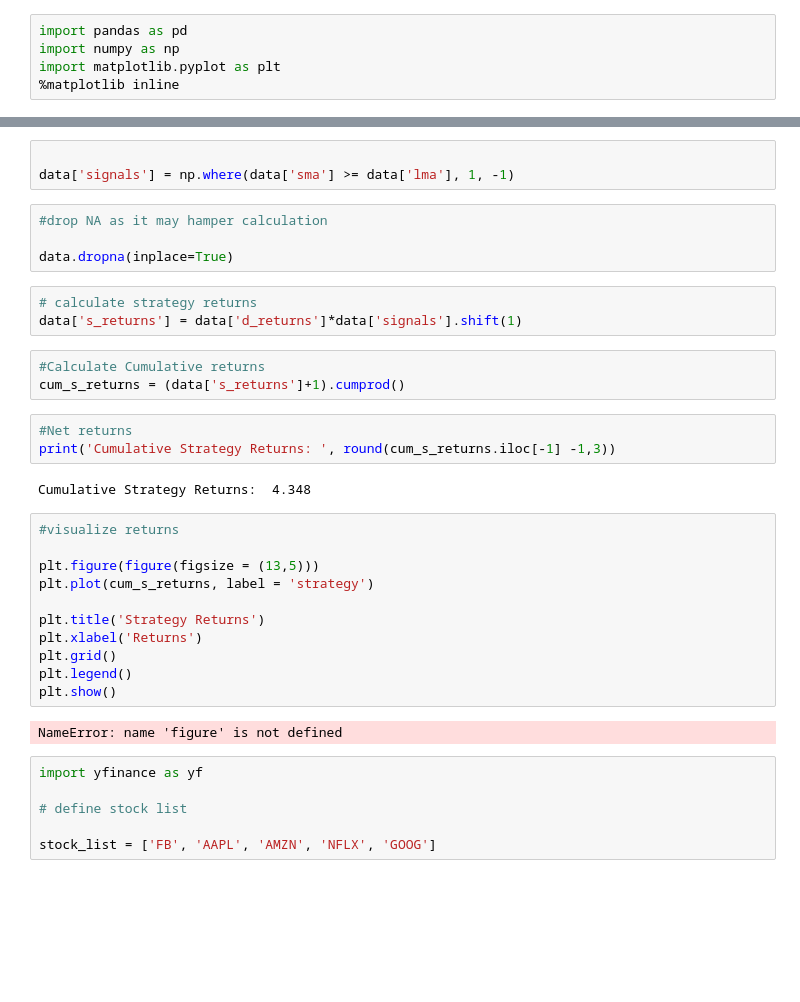
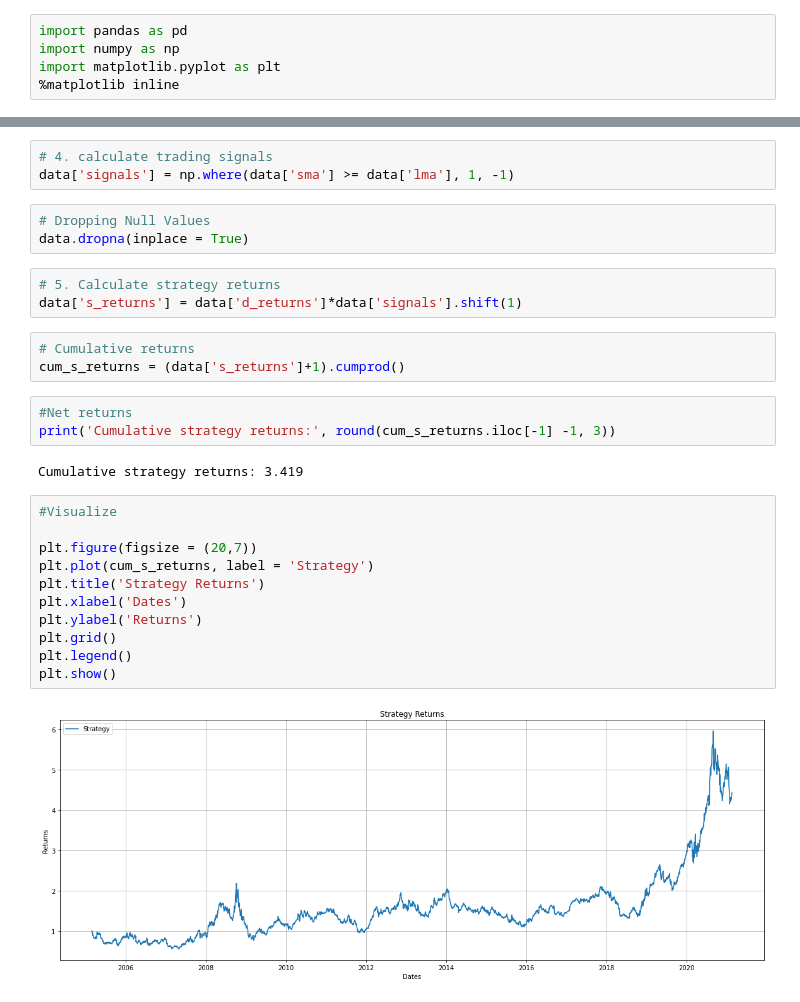
Before and after one commit to ItsShraddhaMishra/Algorithmic-Trading, a Jupyter notebook: 1. Stock Data Analysis.ipynb, the cells around one changed output, grey strips where cells are left out. Drawn from its saved outputs; the diff is of its cells as text; blank space fills up the shorter version.

```diff
--- a/1. Stock Data Analysis.ipynb
+++ b/1. Stock Data Analysis.ipynb
@@ -51,37 +51,30 @@ data['lma'] = data['Adj Close'].rolling(lma).mean()
 # %%
-
+# 4. calculate trading signals
 data['signals'] = np.where(data['sma'] >= data['lma'], 1, -1)
 # %%
-#drop NA as it may hamper calculation
-
-data.dropna(inplace=True)
+# Dropping Null Values
+data.dropna(inplace = True)
 # %%
-# calculate strategy returns
+# 5. Calculate strategy returns
 data['s_returns'] = data['d_returns']*data['signals'].shift(1)
 # %%
-#Calculate Cumulative returns
+# Cumulative returns
 cum_s_returns = (data['s_returns']+1).cumprod()
 # %%
 #Net returns
-print('Cumulative Strategy Returns: ', round(cum_s_returns.iloc[-1] -1,3))
+print('Cumulative strategy returns:', round(cum_s_returns.iloc[-1] -1, 3))
 # %% [output]
-Cumulative Strategy Returns:  4.348
+Cumulative strategy returns: 3.419
 # %%
-#visualize returns
+#Visualize
 
-plt.figure(figure(figsize = (13,5)))
-plt.plot(cum_s_returns, label = 'strategy')
-
+plt.figure(figsize = (20,7))
+plt.plot(cum_s_returns, label = 'Strategy')
 plt.title('Strategy Returns')
-plt.xlabel('Returns')
+plt.xlabel('Dates')
+plt.ylabel('Returns')
 plt.grid()
 plt.legend()
 plt.show()
 # %% [output]
-NameError: name 'figure' is not defined
+[figure, added]
-# %%
-import yfinance as yf
-
-# define stock list
-
-stock_list = ['FB', 'AAPL', 'AMZN', 'NFLX', 'GOOG']
```
Also changed, not shown: parts of 10 cells of this notebook.
